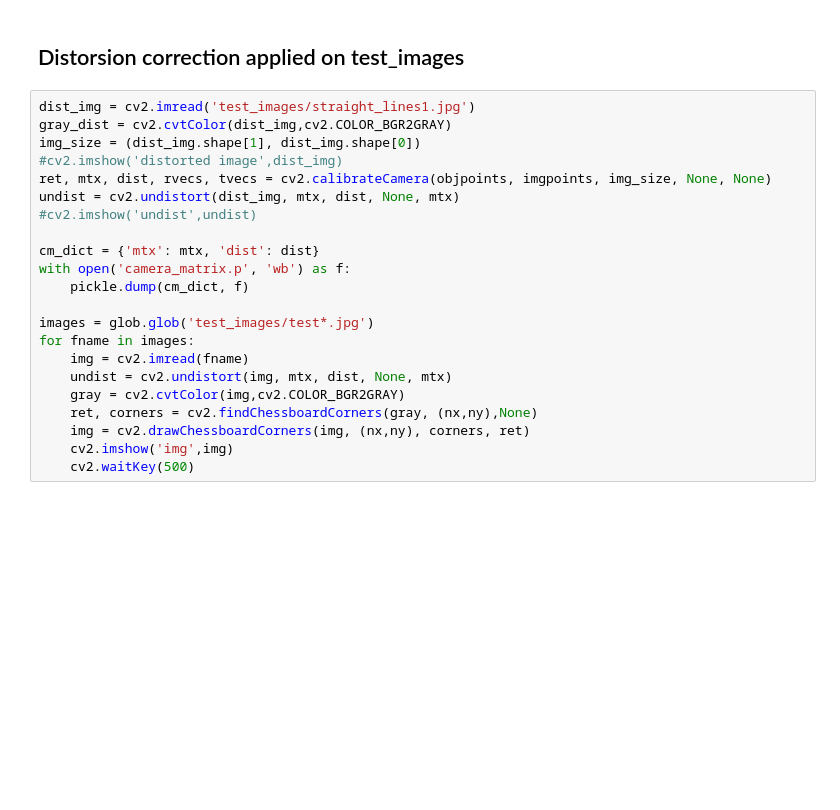
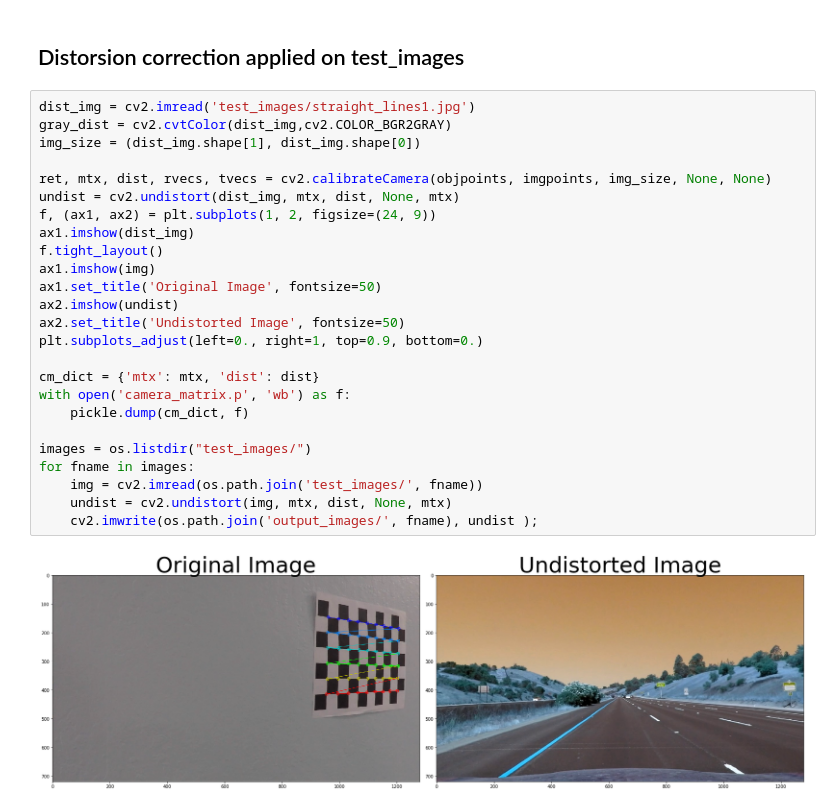
Before and after one commit to joseppii/Advanced-Lane-Lines, a Jupyter notebook: lane_finding.ipynb, the cells around one changed output. Drawn from its saved outputs; the diff is of its cells as text; blank space fills up the shorter version.

Commit message:
Undistort the images in the test folder and save them into output_images folder

```diff
--- a/lane_finding.ipynb
+++ b/lane_finding.ipynb
@@ -58,22 +59,27 @@ cv2.destroyAllWindows()
 # %%
 dist_img = cv2.imread('test_images/straight_lines1.jpg')
 gray_dist = cv2.cvtColor(dist_img,cv2.COLOR_BGR2GRAY)
 img_size = (dist_img.shape[1], dist_img.shape[0])
-#cv2.imshow('distorted image',dist_img)
+
 ret, mtx, dist, rvecs, tvecs = cv2.calibrateCamera(objpoints, imgpoints, img_size, None, None)
 undist = cv2.undistort(dist_img, mtx, dist, None, mtx)
-#cv2.imshow('undist',undist)
+f, (ax1, ax2) = plt.subplots(1, 2, figsize=(24, 9))
+ax1.imshow(dist_img)
+f.tight_layout()
+ax1.imshow(img)
+ax1.set_title('Original Image', fontsize=50)
+ax2.imshow(undist)
+ax2.set_title('Undistorted Image', fontsize=50)
+plt.subplots_adjust(left=0., right=1, top=0.9, bottom=0.)
 
 cm_dict = {'mtx': mtx, 'dist': dist}
 with open('camera_matrix.p', 'wb') as f:
     pickle.dump(cm_dict, f)
 
-images = glob.glob('test_images/test*.jpg')
+images = os.listdir("test_images/")
 for fname in images:
-    img = cv2.imread(fname)
+    img = cv2.imread(os.path.join('test_images/', fname))
     undist = cv2.undistort(img, mtx, dist, None, mtx)
-    gray = cv2.cvtColor(img,cv2.COLOR_BGR2GRAY)
-    ret, corners = cv2.findChessboardCorners(gray, (nx,ny),None)
-    img = cv2.drawChessboardCorners(img, (nx,ny), corners, ret)
-    cv2.imshow('img',img)
-    cv2.waitKey(500)
+    cv2.imwrite(os.path.join('output_images/', fname), undist );
+# %% [output]
+[figure, added]
```
Also changed, not shown: parts of 1 cell of this notebook.
